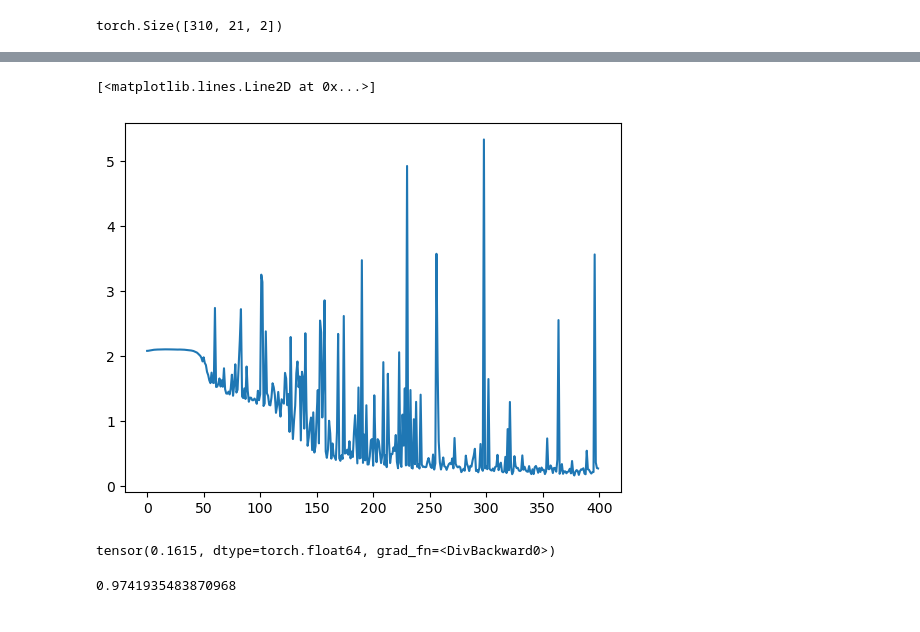
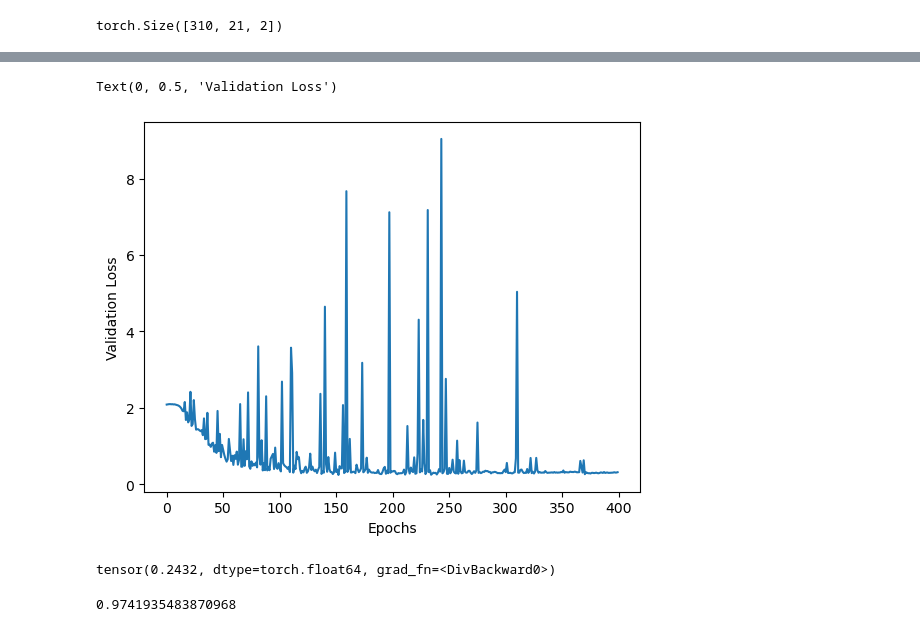
Before and after one commit to nwetmore99/PIC16B-Project, a Jupyter notebook: notebooks/training.ipynb, the cells around one changed output, grey strips where cells are left out. Saved outputs shown, nothing was run; the diff lists cells and outputs as text; code cells hidden in the pictures.

Commit message:
made graph better

```diff
--- a/notebooks/training.ipynb
+++ b/notebooks/training.ipynb
@@ -110,7 +110,7 @@ val_data.shape
 torch.Size([310, 21, 2])
 # %%
 class HandNetwork(nn.Module):
-    def __init__(self, classes):
+    def __init__(self):
         super(HandNetwork, self).__init__()
         self.flatten = nn.Flatten()
         self.relu = nn.LeakyReLU()
@@ -131,7 +131,7 @@ class HandNetwork(nn.Module):
 # %%
 model = HandNetwork()
 loss_fn = torch.nn.CrossEntropyLoss()
-optimizer = torch.optim.SGD(model.parameters(), lr=0.005, momentum=0.1)
+optimizer = torch.optim.SGD(model.parameters(), lr=0.01, momentum=0.1)
 # %%
 def train_one_epoch(curr_model):
     running_loss = 0
@@ -191,5 +191,7 @@ for epoch in range(EPOCHS):
     epoch_number += 1
 
 plt.plot(range(EPOCHS), val_history)
+plt.xlabel("Epochs")
+plt.ylabel("Validation Loss")
 # %% [output]
 EPOCH 1:
@@ -212,9 +214,9 @@ LOSS train 0.14157906433708406 valid 0.26982331995881953
-[<matplotlib.lines.Line2D at 0x...>]
+Text(0, 0.5, 'Validation Loss')
-[figure, old version]
+[figure, new version]
 # %%
 best_vloss
 # %% [output]
-tensor(0.1615, dtype=torch.float64, grad_fn=<DivBackward0>)
+tensor(0.2432, dtype=torch.float64, grad_fn=<DivBackward0>)
 # %%
 import torch.nn.functional as F
 from sklearn.metrics import f1_score
```
Also changed, not shown: parts of 2 cells of this notebook.
